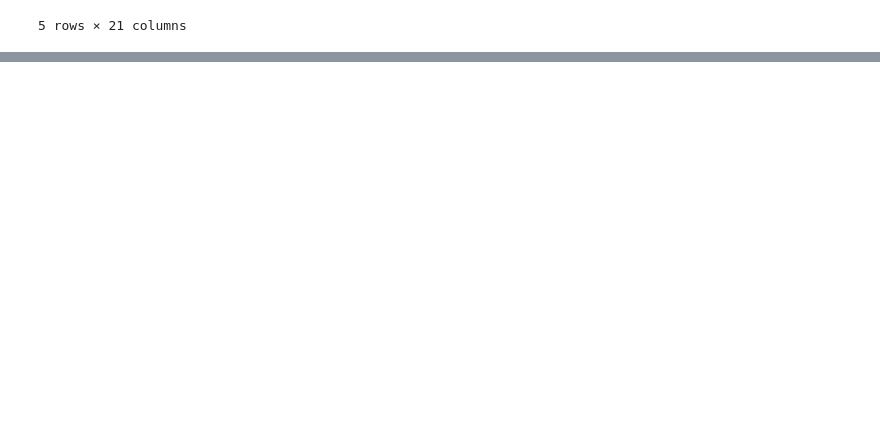
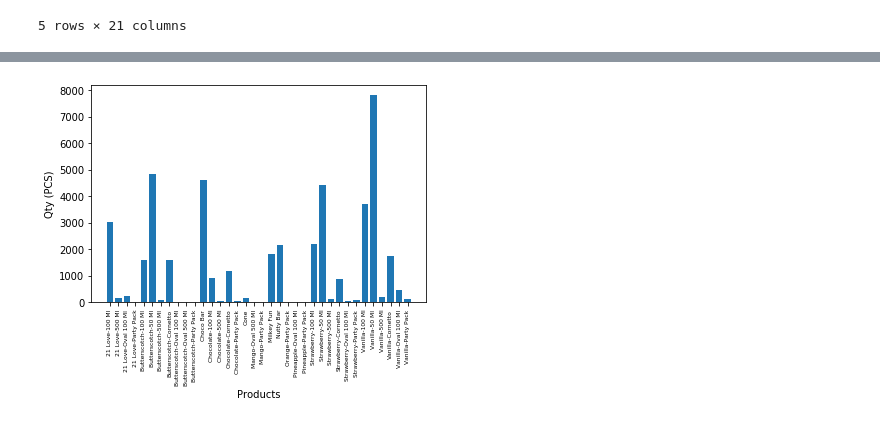
Before and after one commit to rockyaanup/detail-sales, a Jupyter notebook: final report.ipynb, the cells around one changed output, grey strips where cells are left out. Drawn from its saved outputs; the diff is of its cells as text; code cells hidden in the pictures; blank space fills up the shorter version.

```diff
--- a/final report.ipynb
+++ b/final report.ipynb
@@ -74,0 +110,3 @@ all_data1.head()
+# %%
+results = all_data1.groupby('Product').sum()
+results
@@ -74,0 +132,13 @@ all_data1.head()
+# %%
+import matplotlib.pyplot as plt
+##Distributors = all_data1['Distributor'].unique()
+Products = [Product for Product, df in all_data1.groupby("Product")]
+
+plt.bar(Products, results['Qty (Unit)'])
+plt.xticks(Products, rotation='vertical', size=6)
+plt.ylabel('Qty (PCS)')
+plt.xlabel('Products')
+plt.savefig("image1.png",bbox_inches="tight", dpi = 500)
+plt.show()
+# %% [output]
+[figure, added]
```
Also changed, not shown: parts of 6 cells of this notebook, 5 other files.
